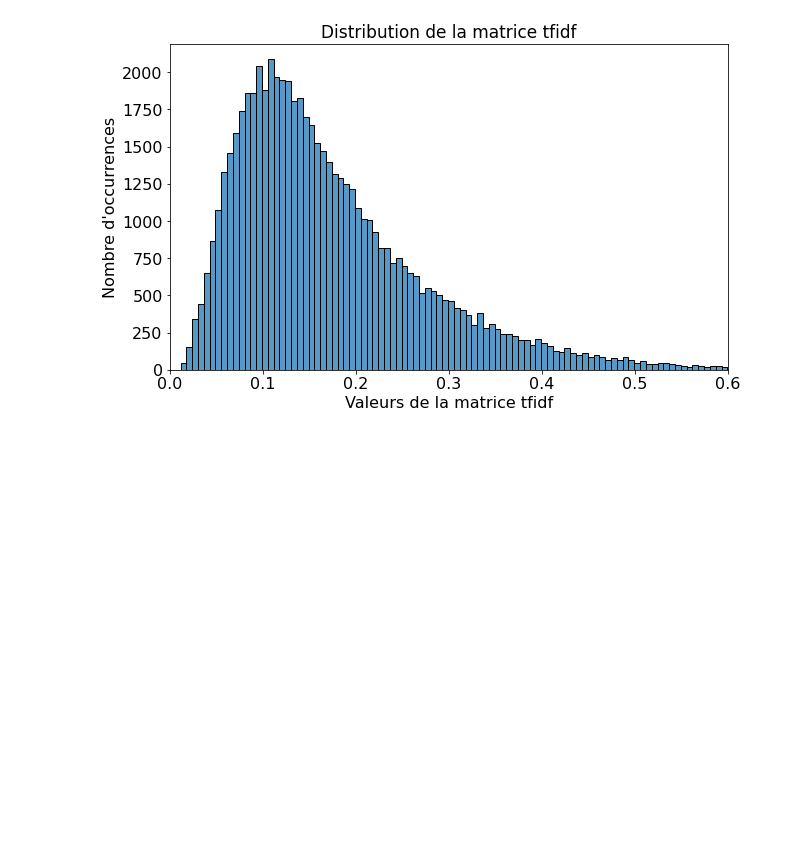
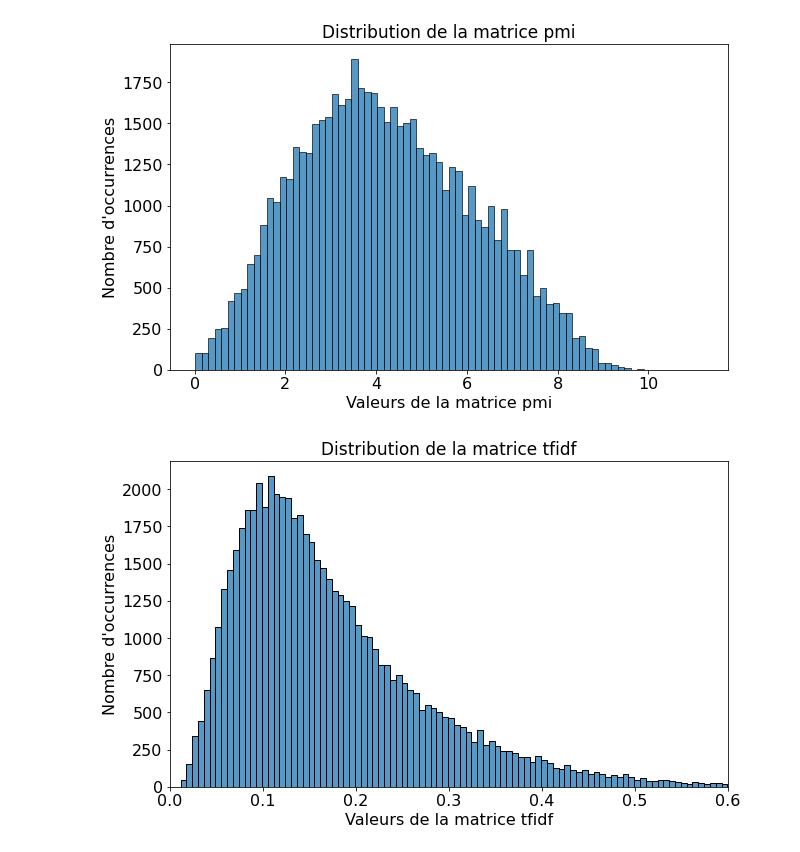
Before and after one commit to lolodino77/classification_texte_articles, a Jupyter notebook: sources/test_transformations_matrice_count.ipynb, the cells around one changed output. Saved outputs shown, nothing was run; the diff lists cells and outputs as text; code cells hidden in the pictures; blank space fills up the shorter version.

```diff
--- a/sources/test_transformations_matrice_count.ipynb
+++ b/sources/test_transformations_matrice_count.ipynb
@@ -73,0 +80,9 @@ X_train_hashing = hashing_vectorizer.fit_transform(X_train)
+# %%
+X_train_pmi = vsm.pmi(X_train_count)
+# X_train_pmi_nnz = np.ravel(X_train_pmi_nnz)
+print("X_train_count.shape =", X_train_count.shape)
+# print("X_train_count.data.shape =", X_train_count.data.shape)
+print("X_train_count.count_nonzero() =", X_train_count.count_nonzero())
+print("X_train_tfidf.count_nonzero() =", X_train_count.count_nonzero())
+print("X_train_pmi.shape =", X_train_pmi.shape)
+# print("X_train_pmi_nnz.shape =", X_train_pmi[X_train_pmi != 0].shape)
@@ -110,3 +180,19 @@ plt.show()
+# %%
+# Distribution des valeurs de la matrice X_train_pmi
+path = PureWindowsPath(os.getcwd() + "\\data\\output\\pmi_matrix_distribution.png")
+path = path.as_posix()
+
+sb.histplot(X_train_pmi)
+plt.xlabel("Valeurs de la matrice pmi", size=16)
+plt.ylabel("Nombre d'occurrences", size=16)
+plt.title("Distribution de la matrice pmi", size=17)
+plt.xticks(fontsize=16)
+plt.yticks(fontsize=16)
+plt.rcParams["figure.figsize"] = (10, 6)
+plt.savefig(path)
+plt.show()
+# %% [output]
+[figure, added]
 # %%
 # Distribution des valeurs de la matrice tfidf
 path = PureWindowsPath(os.getcwd() + "\\data\\output\\tfidf_distribution.png")
```
Also changed, not shown: parts of 18 cells of this notebook, 8 other files.
